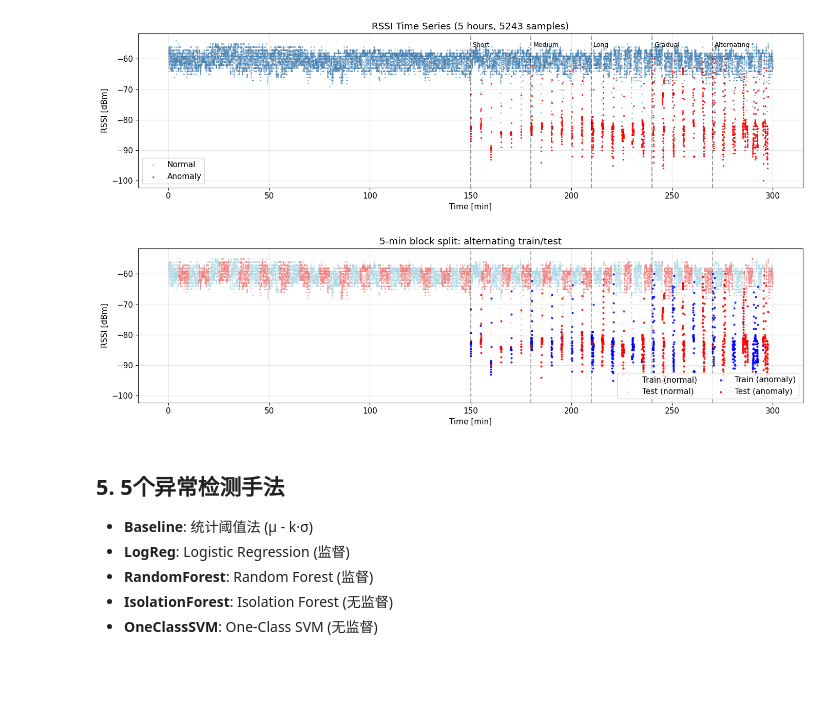
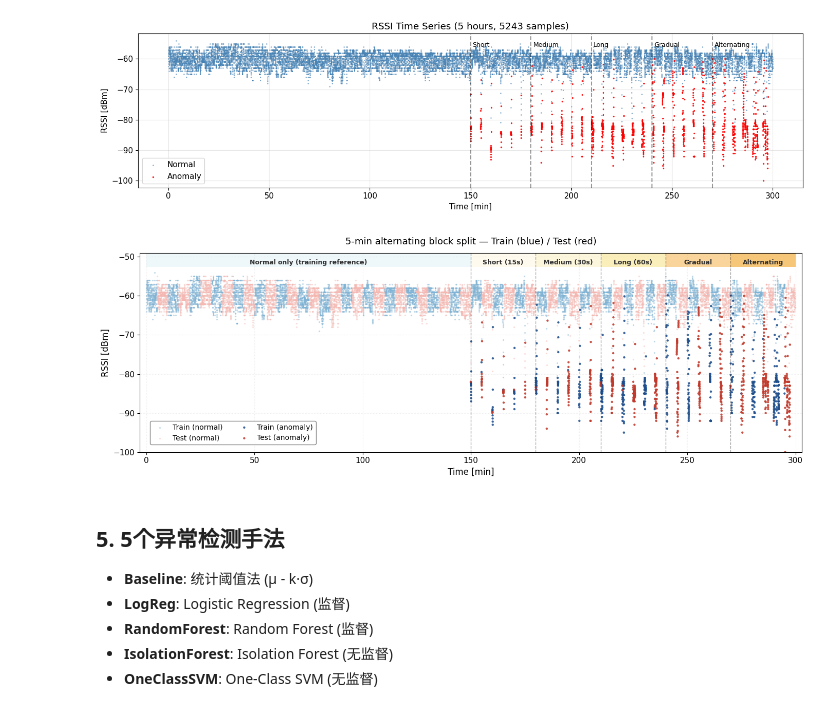
Before and after one commit to zdc1zdd/ble-anomaly-detection, a Jupyter notebook: anomaly_detection.ipynb, the cells around one changed output. Saved outputs shown, nothing was run; the diff lists cells and outputs as text; code cells hidden in the pictures; blank space fills up the shorter version.

Commit message:
more data

```diff
--- a/anomaly_detection.ipynb
+++ b/anomaly_detection.ipynb
@@ -306,32 +306,74 @@ plt.show()
 # %% [output]
 [figure]
 # %%
-# Train/Test 分块的可视化
-fig, ax = plt.subplots(figsize=(14, 4))
+# Train/Test 分块的可视化 (优化版)
+fig, ax = plt.subplots(figsize=(14, 5))
 
 train_data = df[df['split'] == 'train']
 test_data = df[df['split'] == 'test']
-ax.scatter(train_data['t_min'], train_data['rssi'], s=1, c='lightblue', alpha=0.5, label='Train (normal)')
-ax.scatter(test_data['t_min'], test_data['rssi'], s=1, c='lightcoral', alpha=0.5, label='Test (normal)')
 
+# 用半透明的浅色画normal数据(背景层)
+ax.scatter(train_data['t_min'], train_data['rssi'],
+           s=2, c='#7fb3d5', alpha=0.35,
+           label='Train (normal)', rasterized=True)
+ax.scatter(test_data['t_min'], test_data['rssi'],
+           s=2, c='#f5b7b1', alpha=0.35,
+           label='Test (normal)', rasterized=True)
+
+# 异常点用深色突出(前景层)
 train_anom = train_data[train_data['label'] == 1]
 test_anom = test_data[test_data['label'] == 1]
-ax.scatter(train_anom['t_min'], train_anom['rssi'], s=4, c='blue', alpha=0.8, label='Train (anomaly)')
-ax.scatter(test_anom['t_min'], test_anom['rssi'], s=4, c='red', alpha=0.8, label='Test (anomaly)')
+ax.scatter(train_anom['t_min'], train_anom['rssi'],
+           s=10, c='#1f4e8c', alpha=0.85,
+           label='Train (anomaly)', edgecolors='none')
+ax.scatter(test_anom['t_min'], test_anom['rssi'],
+           s=10, c='#c0392b', alpha=0.85,
+           label='Test (anomaly)', edgecolors='none')
 
+# 5个异常类型区段的分隔线
 for boundary in [150, 180, 210, 240, 270]:
-    ax.axvline(x=boundary, color='black', alpha=0.3, linestyle='--')
+    ax.axvline(x=boundary, color='black', alpha=0.35,
+               linestyle='--', linewidth=1)
 
-ax.set_xlabel('Time [min]')
-ax.set_ylabel('RSSI [dBm]')
-ax.set_title(f'5-min block split: alternating train/test')
-ax.legend(loc='lower right', ncol=2)
-ax.grid(alpha=0.3)
+# 顶部加5个异常类型的标签 (带背景色块)
+type_labels = [
+    (0, 150, 'Normal only (training reference)', '#e8f4f8'),
+    (150, 180, 'Short (15s)', '#fef9e7'),
+    (180, 210, 'Medium (30s)', '#fcf3cf'),
+    (210, 240, 'Long (60s)', '#f9e79f'),
+    (240, 270, 'Gradual', '#f8c471'),
+    (270, 300, 'Alternating', '#f5b041'),
+]
+
+for start, end, label, color in type_labels:
+    # 背景色块
+    ax.axvspan(start, end, ymin=0.93, ymax=1.0,
+               facecolor=color, alpha=0.7, zorder=1)
+    # 标签文字
+    ax.text((start + end) / 2, -51.5, label,
+            ha='center', va='center', fontsize=9,
+            fontweight='bold', color='#333',
+            zorder=10)
+
+# 坐标轴和样式
+ax.set_xlabel('Time [min]', fontsize=12)
+ax.set_ylabel('RSSI [dBm]', fontsize=12)
+ax.set_title('5-min alternating block split — Train (blue) / Test (red)',
+             fontsize=13, pad=12)
+ax.set_xlim(-3, 303)
+ax.set_ylim(-100, -49)
+ax.grid(True, alpha=0.25, linestyle=':')
+
+# Legend放在图内左下空白区域(0-150min, 低RSSI那块)
+ax.legend(loc='lower left', bbox_to_anchor=(0.01, 0.02),
+          fontsize=10, framealpha=0.95, edgecolor='gray',
+          ncol=2)
 plt.tight_layout()
-plt.savefig(f'{OUTPUT_DIR}/train_test_split.png', dpi=300, bbox_inches='tight')
+plt.savefig(f'{OUTPUT_DIR}/train_test_split.png',
+            dpi=300, bbox_inches='tight')
 plt.show()
 # %% [output]
-[figure, old version]
+[figure, new version]
 # %% [markdown]
 ## 5. 5个异常检测手法
 
```
Also changed, not shown: parts of 2 cells of this notebook, 3 other files.
